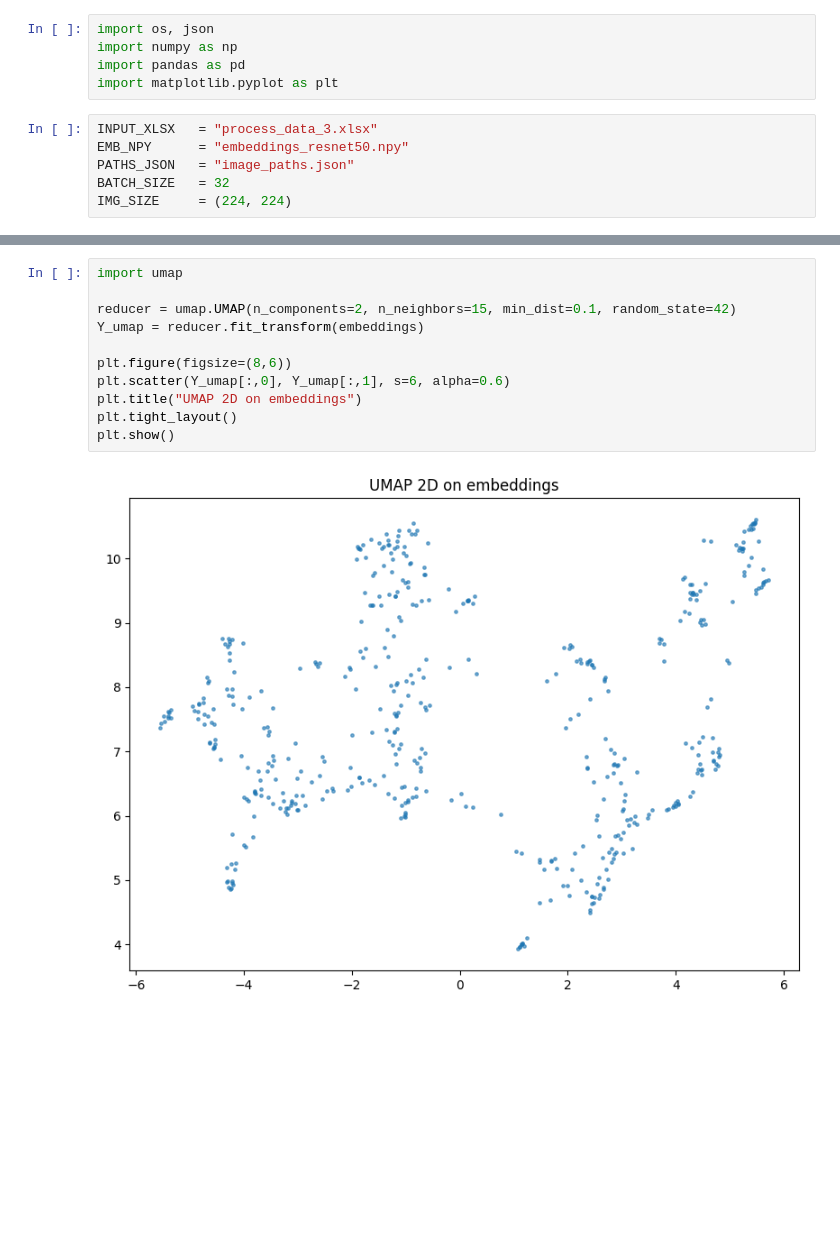
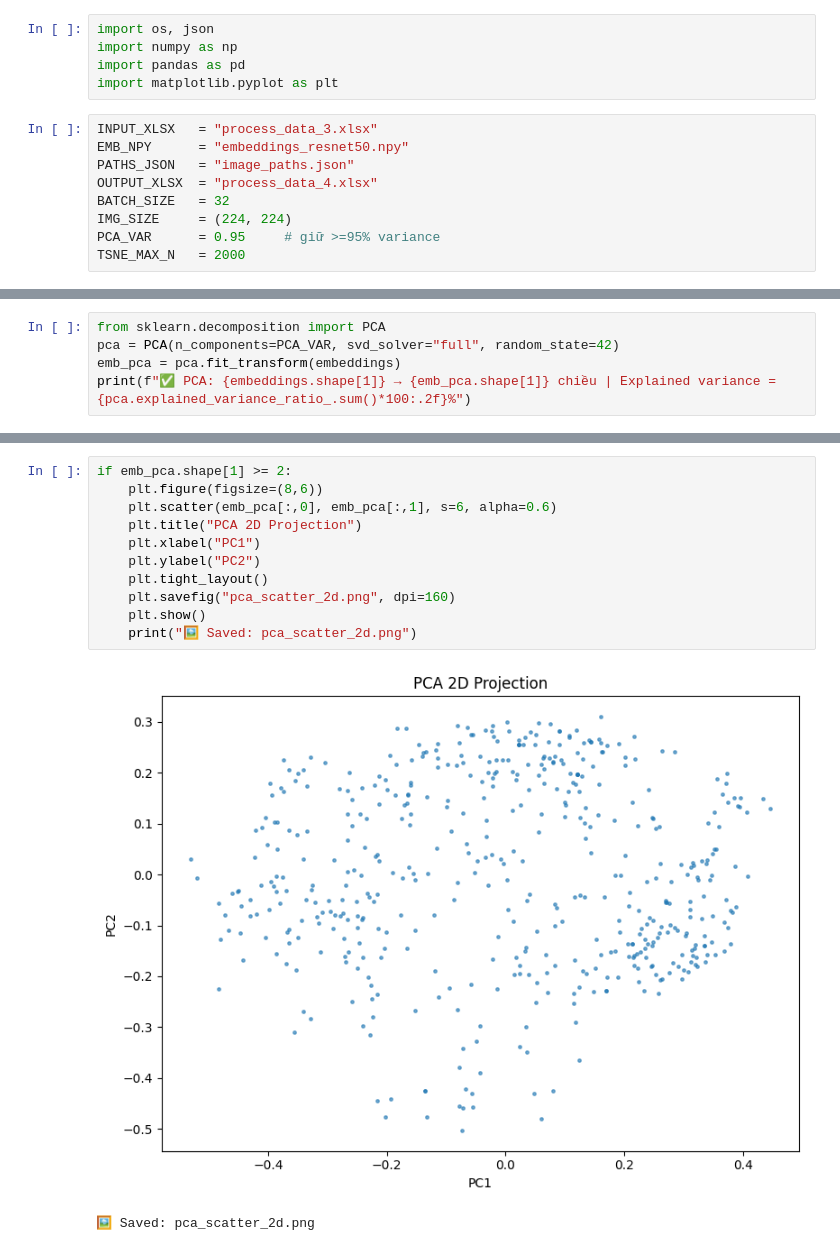
Before and after one commit to tu-hoccode/project, a Jupyter notebook: pre-processing/process_4.ipynb, the cells around one changed output, grey strips where cells are left out. Drawn from its saved outputs; the diff is of its cells as text; blank space fills up the shorter version.

```diff
--- a/pre-processing/process_4.ipynb
+++ b/pre-processing/process_4.ipynb
@@ -7,5 +7,8 @@ import matplotlib.pyplot as plt
 INPUT_XLSX   = "process_data_3.xlsx"
 EMB_NPY      = "embeddings_resnet50.npy"
 PATHS_JSON   = "image_paths.json"
+OUTPUT_XLSX  = "process_data_4.xlsx"
 BATCH_SIZE   = 32
 IMG_SIZE     = (224, 224)
+PCA_VAR      = 0.95     # giữ >=95% variance
+TSNE_MAX_N   = 2000
@@ -157,0 +114,5 @@ plt.show()
+# %%
+from sklearn.decomposition import PCA
+pca = PCA(n_components=PCA_VAR, svd_solver="full", random_state=42)
+emb_pca = pca.fit_transform(embeddings)
+print(f"✅ PCA: {embeddings.shape[1]} → {emb_pca.shape[1]} chiều | Explained variance = {pca.explained_variance_ratio_.sum()*100:.2f}%")
@@ -158,13 +134,14 @@ plt.show()
 # %%
-import umap
-
-reducer = umap.UMAP(n_components=2, n_neighbors=15, min_dist=0.1, random_state=42)
-Y_umap = reducer.fit_transform(embeddings)
-
-plt.figure(figsize=(8,6))
-plt.scatter(Y_umap[:,0], Y_umap[:,1], s=6, alpha=0.6)
-plt.title("UMAP 2D on embeddings")
-plt.tight_layout()
-plt.show()
+if emb_pca.shape[1] >= 2:
+    plt.figure(figsize=(8,6))
+    plt.scatter(emb_pca[:,0], emb_pca[:,1], s=6, alpha=0.6)
+    plt.title("PCA 2D Projection")
+    plt.xlabel("PC1")
+    plt.ylabel("PC2")
+    plt.tight_layout()
+    plt.savefig("pca_scatter_2d.png", dpi=160)
+    plt.show()
+    print("🖼️ Saved: pca_scatter_2d.png")
 # %% [output]
-[figure, old version]
+[figure, new version]
+🖼️ Saved: pca_scatter_2d.png
```
Also changed, not shown: parts of 11 cells of this notebook, 14 other files.
